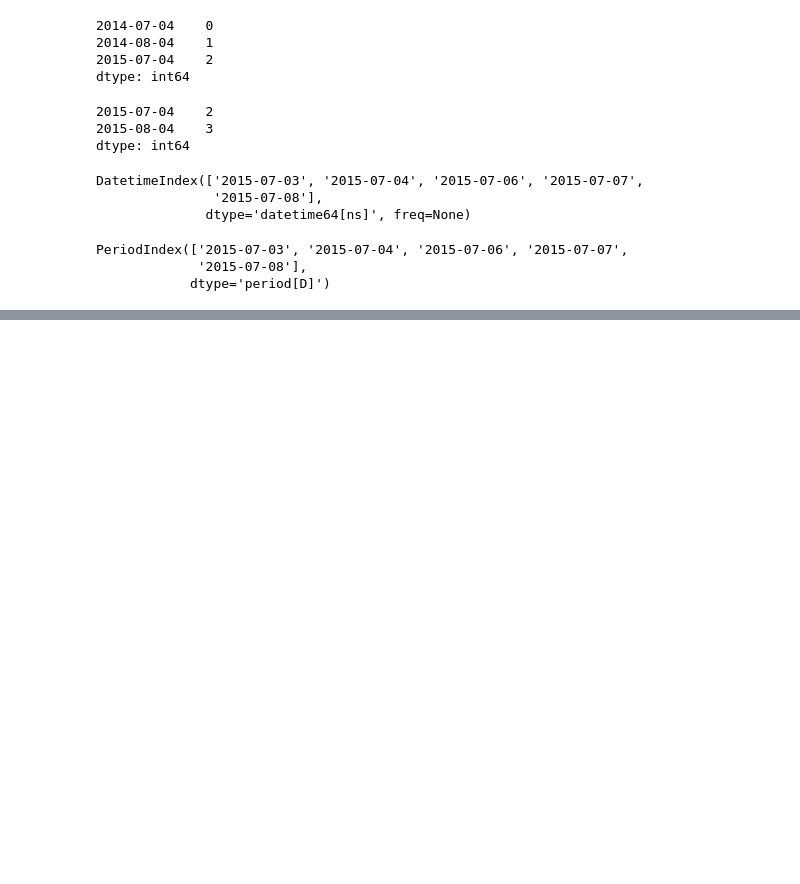
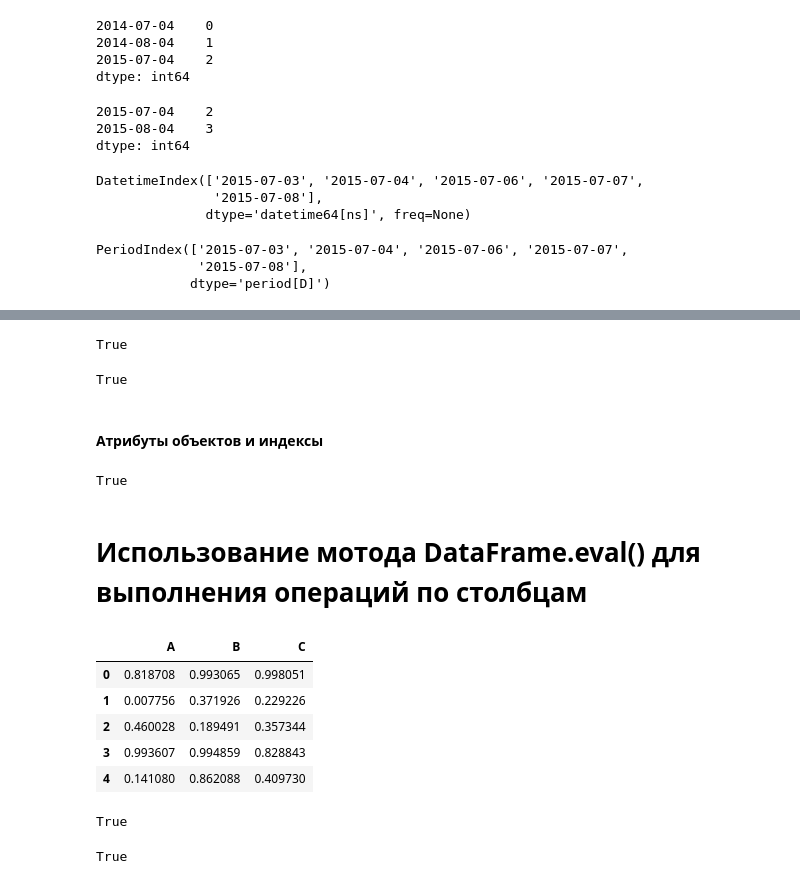
Before and after one commit to ensofter/python_for_difficult_tasks, a Jupyter notebook: Part 3 - Data Manipulation with Pandas.ipynb, the cells around one changed output, grey strips where cells are left out. Drawn from its saved outputs; the diff is of its cells as text; code cells hidden in the pictures; blank space fills up the shorter version.

```diff
--- a/Part 3 - Data Manipulation with Pandas.ipynb
+++ b/Part 3 - Data Manipulation with Pandas.ipynb
@@ -2197,0 +2264,42 @@ by_time.loc['Weekend'].plot(ax=ax[1], title='Weekends',
+# %%
+result1 = (df1 < 0.5) & (df2 < 0.5) | (df3 < df4)
+result2 = pd.eval('(df1 < 0.5) & (df2 < 0.5) | (df3 < df4)')
+np.allclose(result1, result2)
+# %% [output]
+True
+# %%
+result3 = pd.eval('(df1 < 0.5) and (df2 < 0.5) or (df3 < df4)')
+np.allclose(result1, result2)
+# %% [output]
+True
+# %% [markdown]
+#### Атрибуты объектов и индексы
+# %%
+result1 = df2.T[0] + df3.iloc[1]
+result2 = pd.eval('df2.T[0] + df3.iloc[1]')
+np.allclose(result1, result2)
+# %% [output]
+True
+# %% [markdown]
+# Использование мотода DataFrame.eval() для выполнения операций по столбцам
+# %%
+df = pd.DataFrame(rng.rand(1000, 3), columns=list('ABC'))
+df.head()
+# %% [output]
+|  | A | B | C |
+| 0 | 0.818708 | 0.993065 | 0.998051 |
+| 1 | 0.007756 | 0.371926 | 0.229226 |
+| 2 | 0.460028 | 0.189491 | 0.357344 |
+| 3 | 0.993607 | 0.994859 | 0.828843 |
+| 4 | 0.141080 | 0.862088 | 0.409730 |
+# %%
+result1 = (df['A'] + df['B']) / (df['C'] - 1)
+result2 = pd.eval("(df.A + df.B) / (df.C - 1)")
+np.allclose(result1, result2)
+# %% [output]
+True
+# %%
+result3 = df.eval('(A + B) / (C - 1)')
+np.allclose(result1, result3)
+# %% [output]
+True
```
Also changed, not shown: parts of 95 cells of this notebook.
